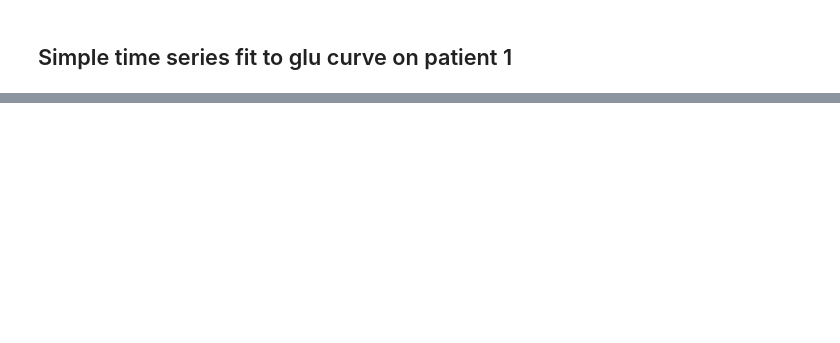
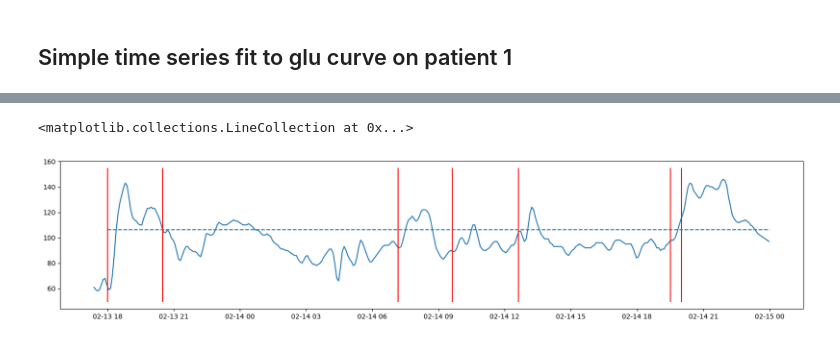
Before and after one commit to NoahGillespie/CGM, a Jupyter notebook: GoodResults.ipynb, the cells around one changed output, grey strips where cells are left out. Cells and saved outputs as stored; diff of their text form; code cells hidden in the pictures; blank space fills up the shorter version.

```diff
--- a/GoodResults.ipynb
+++ b/GoodResults.ipynb
@@ -399,0 +420,6 @@ data[1].acc[(data[1].acc.index < '2020-02-14 04:40:00') & (data[1].acc.index > '
+# %%
+plot_series_with_food(glu, food, '2020-02-13', '2020-02-14')
+plt.hlines(data[1].glu.mean(), pd.to_datetime('2020-02-13 18:00:00'), pd.to_datetime('2020-02-15'), linestyles='dashed')
+# %% [output]
+<matplotlib.collections.LineCollection at 0x...>
+[figure, added]
```
Also changed, not shown: parts of 22 cells of this notebook.
